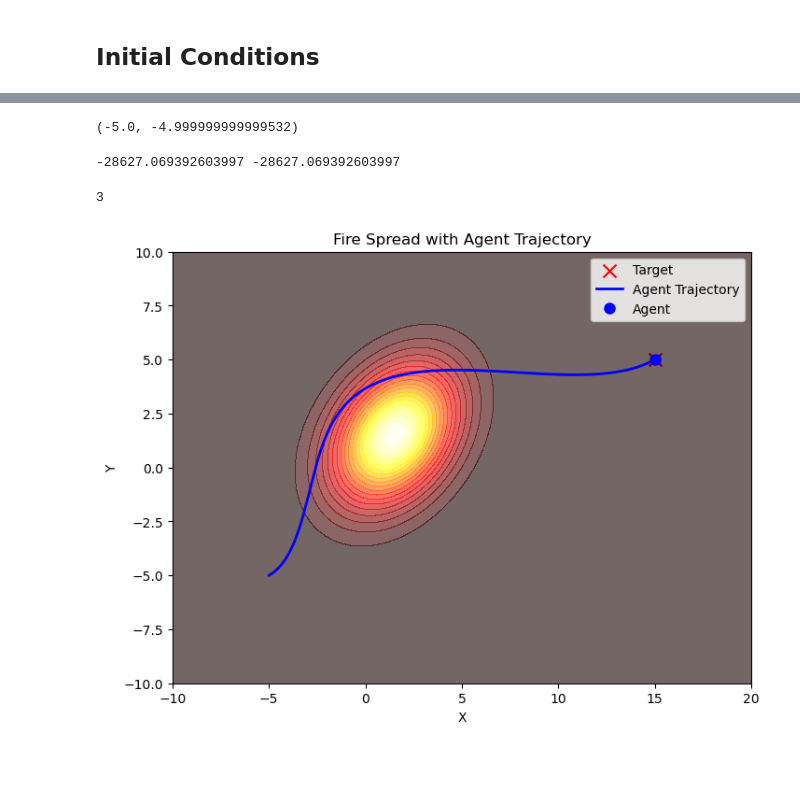
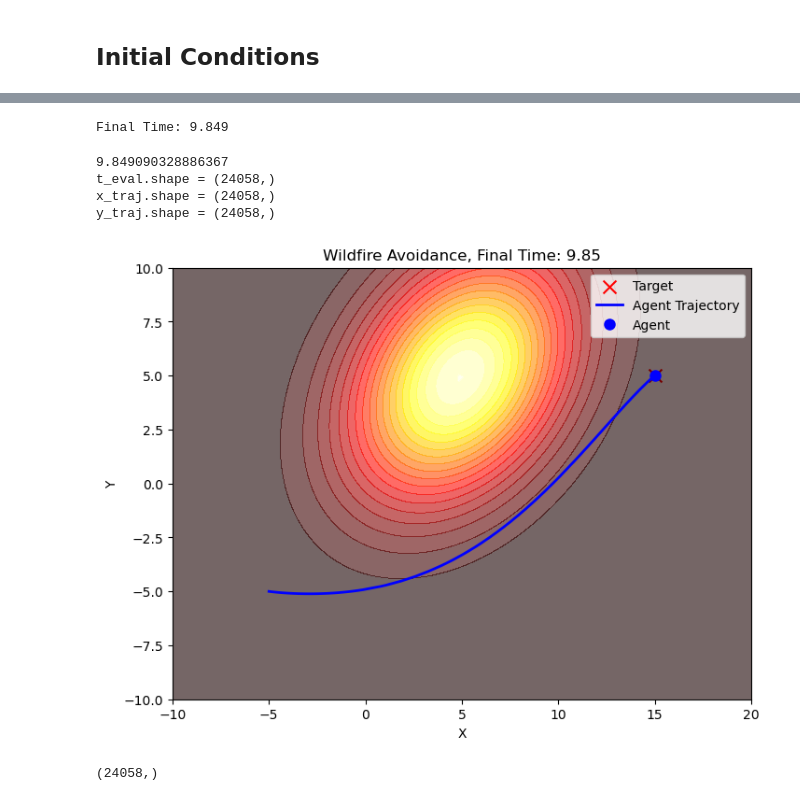
Before and after one commit to mwshumway/Wildfires, a Jupyter notebook: single_fire_avoidance.ipynb, the cells around one changed output, grey strips where cells are left out. Saved outputs shown, nothing was run; the diff lists cells and outputs as text; code cells hidden in the pictures; blank space fills up the shorter version.

Commit message:
it worked!!!! (single fire avoidance)

```diff
--- a/single_fire_avoidance.ipynb
+++ b/single_fire_avoidance.ipynb
@@ -138,7 +110,8 @@ w1, w2 = 0.5, 0.5
 sigma_0 = 0.1
 k = 2
 c = 1
-lam = 100
+control_penalty = 100
+time_penalty = 10
 
 u_norm = np.sqrt(w1**2 + w2**2)
 u_x = w1 / u_norm
@@ -148,12 +121,13 @@ s0 = np.array([-5, -5, 0, 0])
 
 def fire_ode(t, z, p):
     x, y, vx, vy, p1, p2, p3, p4 = z
-    f_x, f_y = grad_fire(t, x, y, x0, y0, w1, w2, u_x, u_y, sigma_0**2, k, c)
+    tf = np.clip(p[0], 0, None)
+    f_x, f_y = grad_fire(tf * t, x, y, x0, y0, w1, w2, u_x, u_y, sigma_0**2, k, c)
     return p[0] * np.array([
         vx,
         vy,
-        0.5 * p3 / lam,
-        0.5 * p4 / lam,
+        0.5 * p3 / control_penalty,
+        0.5 * p4 / control_penalty,
         f_x,
         f_y,
         -p1,
@@ -162,9 +136,9 @@ def fire_ode(t, z, p):
 
 def bc(ya, yb, p):
     x, y, vx, vy, p1, p2, p3, p4 = yb
-    u1, u2 = 0.5 * p3 / lam, 0.5 * p4 / lam
-    tf = p[0]
-    H = p1*vx + p2*vy + p3*u1 + p4*u2 - (1 + fire(tf, x, y, x0, y0, w1, w2, u_x, u_y, sigma_0**2, k, c))
+    u1, u2 = 0.5 * p3 / control_penalty, 0.5 * p4 / control_penalty
+    tf = np.clip(p[0], 0, None)
+    H = p1*vx + p2*vy + p3*u1 + p4*u2 - (time_penalty * p[0] + fire(tf, x, y, x0, y0, w1, w2, u_x, u_y, sigma_0**2, k, c) + lam * (u1**2 + u2**2) / 2)
     return np.array([
         ya[0] - s0[0],
         ya[1] - s0[1],
@@ -178,12 +152,18 @@ def bc(ya, yb, p):
     ])
 
 # Initial mesh and guess
-t_steps = 10000
+t_steps = 100
 t = np.linspace(0, 1, t_steps)
 z0 = np.zeros((8, t_steps))
 z0[0, :] = np.linspace(s0[0], target[0], t_steps)
 z0[1, :] = np.linspace(s0[1], target[1], t_steps)
-p0 = np.array([3.0])
+p0 = np.array([1.0])
+v_guess = (target - s0[:2]) / p0[0]
+z0[2, :] = v_guess[0]
+z0[3, :] = v_guess[1]
 
 # Solve BVP
-sol = solve_bvp(fire_ode, bc, t, z0, p0, tol=1e-3, max_nodes=100000)
+sol = solve_bvp(fire_ode, bc, t, z0, p0, tol=1e-3, max_nodes=50000)
+
+if not sol.success:
+    print("BVP solver failed:", sol.message)
@@ -195,23 +172,22 @@ plt.plot(z0[0], z0[1], label='Initial Position')
-# %%
-sol.y[0, 0], sol.y[1, 0]
-# %% [output]
-(-5.0, -4.999999999999532)
 # %%
 tf = sol.p[0]
-print(sol.p[0], tf)
+print("Final Time:", round(tf, 3))
 # %% [output]
--28627.069392603997 -28627.069392603997
+Final Time: 9.849
 # %%
 # Define the grid for plotting
 x, y = np.linspace(-10, 20, 100), np.linspace(-10, 10, 100)
 X, Y = np.meshgrid(x, y)
 
-tf = 3
+tf = sol.p[0]
 print(tf)
-t_eval = np.linspace(0, tf, t_steps)
-normalized_time = t_eval / tf
+t_eval = np.linspace(0, tf, len(sol.y[0]))
 x_traj = sol.y[0]
 y_traj = sol.y[1]
+
+print(f"t_eval.shape = {t_eval.shape}")
+print(f"x_traj.shape = {x_traj.shape}")
+print(f"y_traj.shape = {y_traj.shape}")
 
 # Set up figure
 fig, ax = plt.subplots(figsize=(8, 6))
@@ -219,7 +195,7 @@ ax.set_xlim(-10, 20)
 ax.set_ylim(-10, 10)
 ax.set_xlabel('X')
 ax.set_ylabel('Y')
-ax.set_title('Fire Spread with Agent Trajectory')
+ax.set_title(f'Wildfire Avoidance, Final Time: {tf:.2f}')
 
 # Plot static target
 ax.scatter(target[0], target[1], marker='x', color='red', s=100, label='Target')
@@ -258,33 +234,40 @@ def update(t_anim):
     det = cov_11 * cov_22 - cov_12**2
     inv_11 = cov_22 / det
     inv_12 = -cov_12 / det
     inv_22 = cov_11 / det
     dx = X - mean_x
     dy = Y - mean_y
     exponent = -0.5 * (inv_11 * dx**2 + 2 * inv_12 * dx * dy + inv_22 * dy**2)
     Z = np.exp(exponent) / (2 * np.pi * np.sqrt(det))
 
     # Plot fire density
     contour = ax.contourf(X, Y, Z, levels=20, cmap='hot', alpha=0.6)
 
     # Update trajectory
     mask = t_eval <= t_anim
     traj_line.set_data(x_traj[mask], y_traj[mask])
     if mask.any():
-        current_pos.set_data(x_traj[mask][-1], y_traj[mask][-1])
+        current_pos.set_data([x_traj[mask][-1]], [y_traj[mask][-1]])
 
     # Don't return anything for blitting, just rely on full redraw
     return []
 
 # Animate without blitting (works reliably with contourf)
 t_values = np.linspace(0, tf, 50)
 ani = animation.FuncAnimation(
     fig, update, frames=t_values,
     blit=False, interval=50, repeat=True
 )
 
 ani.save('fire_spread_with_trajectory.mp4', writer='ffmpeg', fps=15)
 plt.show()
 # %% [output]
-3
+9.849090328886367
+t_eval.shape = (24058,)
+x_traj.shape = (24058,)
+y_traj.shape = (24058,)
-[figure, old version]
+[figure, new version]
+# %%
+x_traj.shape
+# %% [output]
+(24058,)
```
Also changed, not shown: parts of 3 cells of this notebook, 1 other file.
